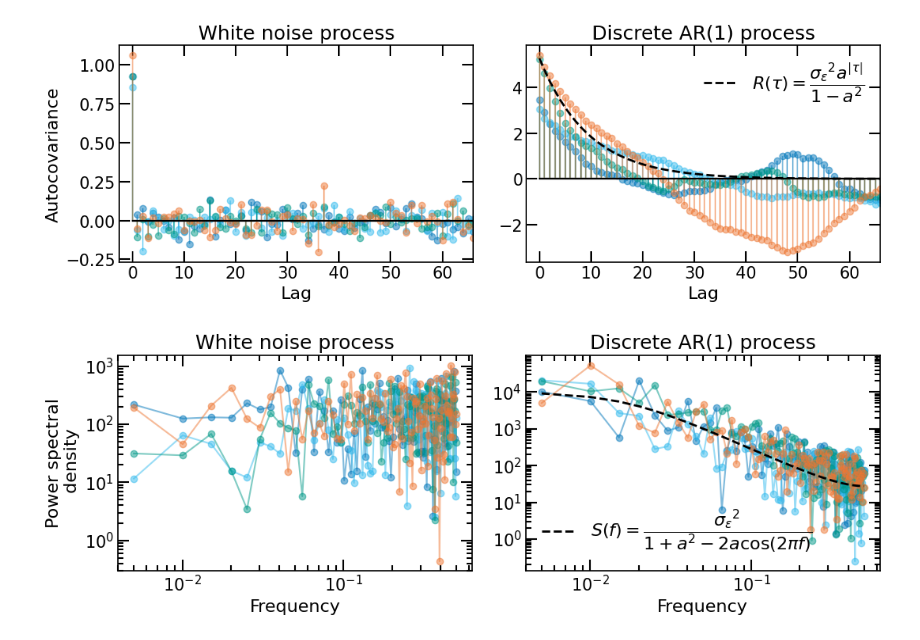
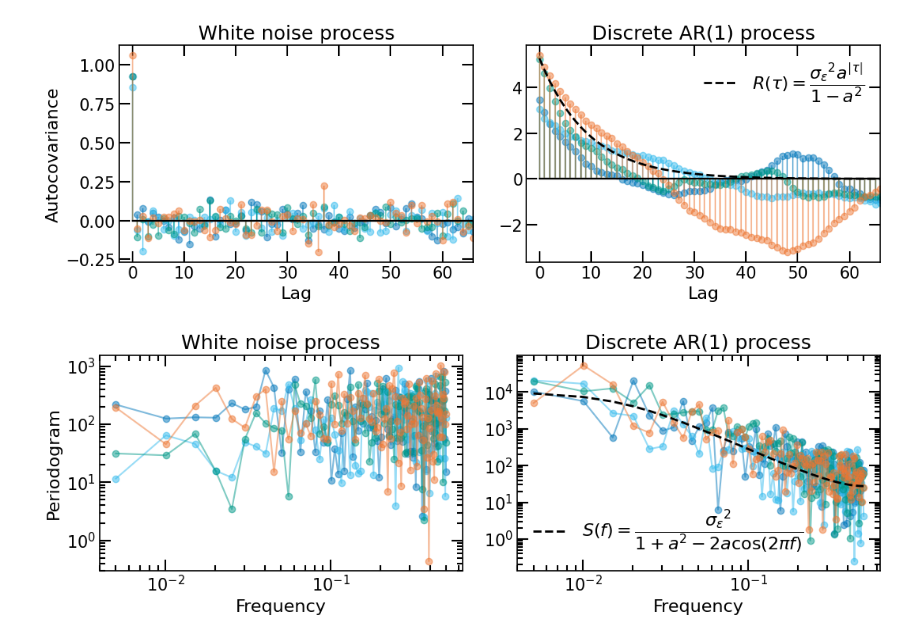
Before and after one commit to mlefkir/random-processes, a Jupyter notebook: three plots.ipynb, the cells around one changed output. Cells and saved outputs as stored; diff of their text form; code cells hidden in the pictures.

```diff
--- a/three plots.ipynb
+++ b/three plots.ipynb
@@ -170,32 +170,32 @@ for k in range(N):
     # Parameters of the AR(1) process
     a = .9 # autoregressive parameter must be below 1 for the process to be stationary
     # Generate the AR(1) process
     for i in range(1,n):
         X[i] = a*X[i-1] + E[i]
     P,f = power_spectrum(X)
     ax[1].loglog(f, P,marker='o', color=f"C{k}",alpha=.5)
 
 
 psd_model = sigma**2 / (1+a**2 - 2 *  a *  np.cos(2*np.pi*f))
 ax[1].loglog(f, psd_model*n/2, color='k',lw=2,linestyle='--', label=r'$S(f)=\dfrac{{\sigma_\epsilon}^2}{1+a^2- 2a \cos(2\pi f)}$')
     # ax[1].stem(t, autocovariance(X),'o-', linefmt=f"C{i}",basefmt='k-')
     # P,f = power_spectrum(X)
     # ax[2].loglog(f, P,marker='o', color=f"C{i}", label=f"Power spectrum {i}")
 
 # ax[1].hlines(0, 0, n, linestyles='dashed', color='k')
 
 # ax[1].margins(x=0.1,y=0)
 ax[0].set_xlabel('Frequency')
 ax[1].set_xlabel('Frequency')
-ax[0].set_ylabel('Power spectral\n density')
+ax[0].set_ylabel('Periodogram')
 ax[0].set_title(r'White noise process')
 ax[1].set_title(r'Discrete AR(1) process')
 ax[1].legend()
 
 fig.align_ylabels(ax)
 fig.tight_layout()
 fig.subplots_adjust(wspace=.15)
 
 fig.savefig('WN-AR1_powerspectrum.pdf',bbox_inches='tight')
 # %% [output]
-[figure, old version]
+[figure, new version]
```
Also changed, not shown: parts of 1 cell of this notebook, 7 other files.
